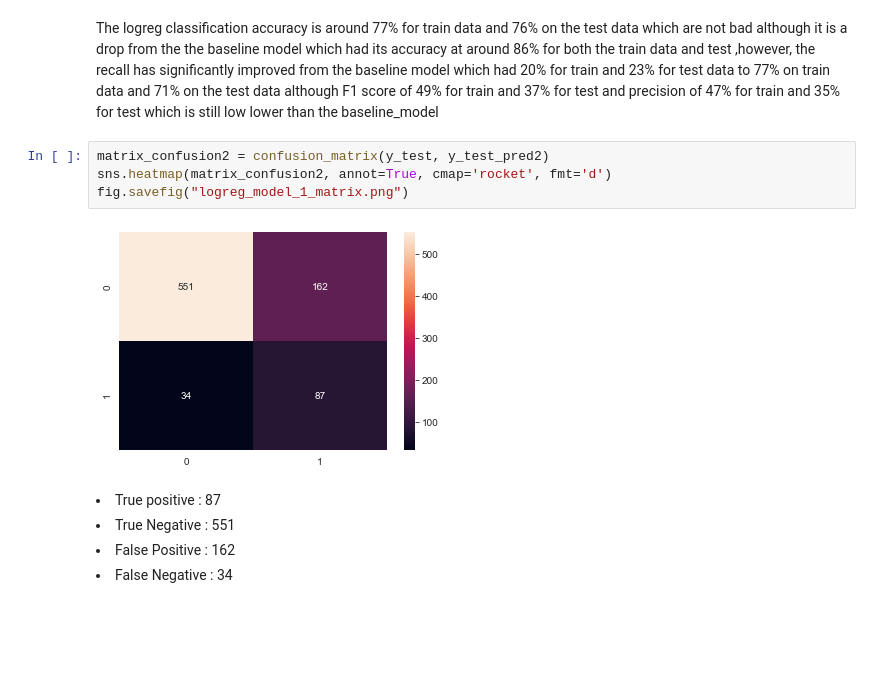
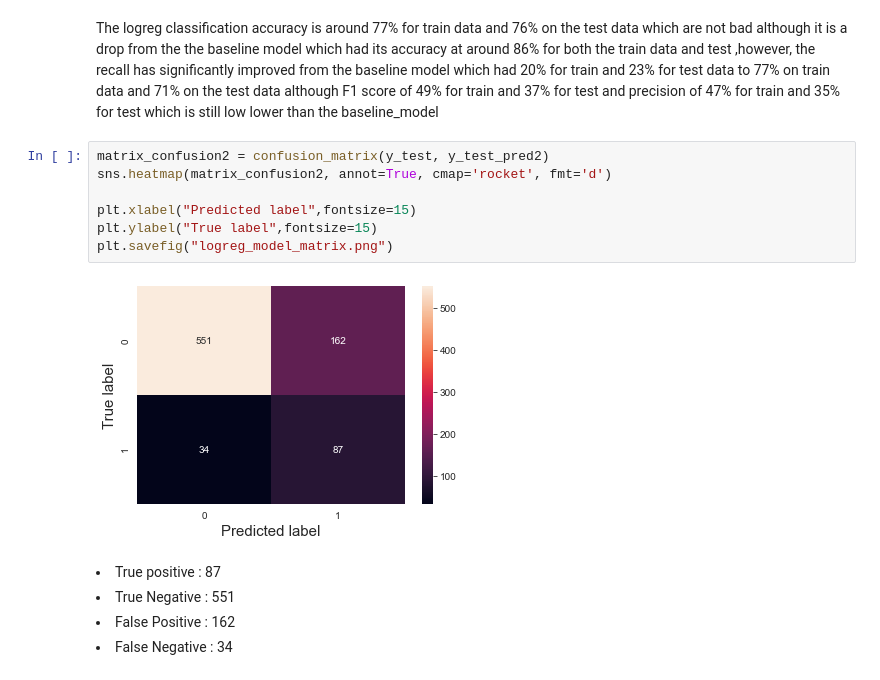
Before and after one commit to oscar066/Phase_3_project, a Jupyter notebook: index.ipynb, the cells around one changed output. Drawn from its saved outputs; the diff is of its cells as text; blank space fills up the shorter version.

Commit message:
Reworked Visualization

```diff
--- a/index.ipynb
+++ b/index.ipynb
@@ -594,9 +597,12 @@ the test data although F1 score of 49% for train and 37% for test and precision
 # %%
 matrix_confusion2 = confusion_matrix(y_test, y_test_pred2)
 sns.heatmap(matrix_confusion2, annot=True, cmap='rocket', fmt='d')
-fig.savefig("logreg_model_1_matrix.png")
+
+plt.xlabel("Predicted label",fontsize=15)
+plt.ylabel("True label",fontsize=15)
+plt.savefig("logreg_model_matrix.png")
 # %% [output]
-[figure, old version]
+[figure, new version]
 # %% [markdown]
 <li>True positive : 87 </li>
 <li>True Negative : 551 </li>
```
Also changed, not shown: parts of 8 cells of this notebook, 10 other files.
